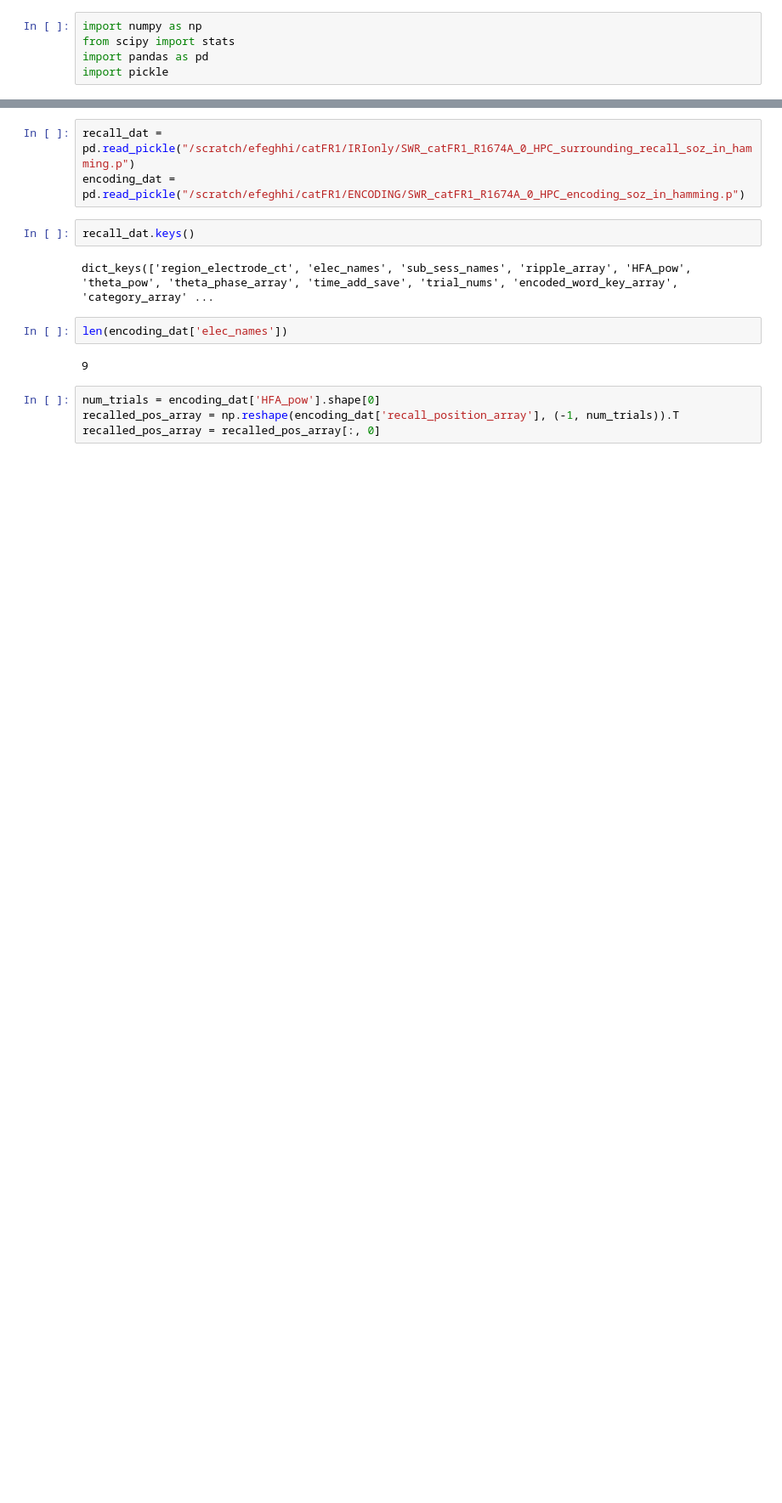
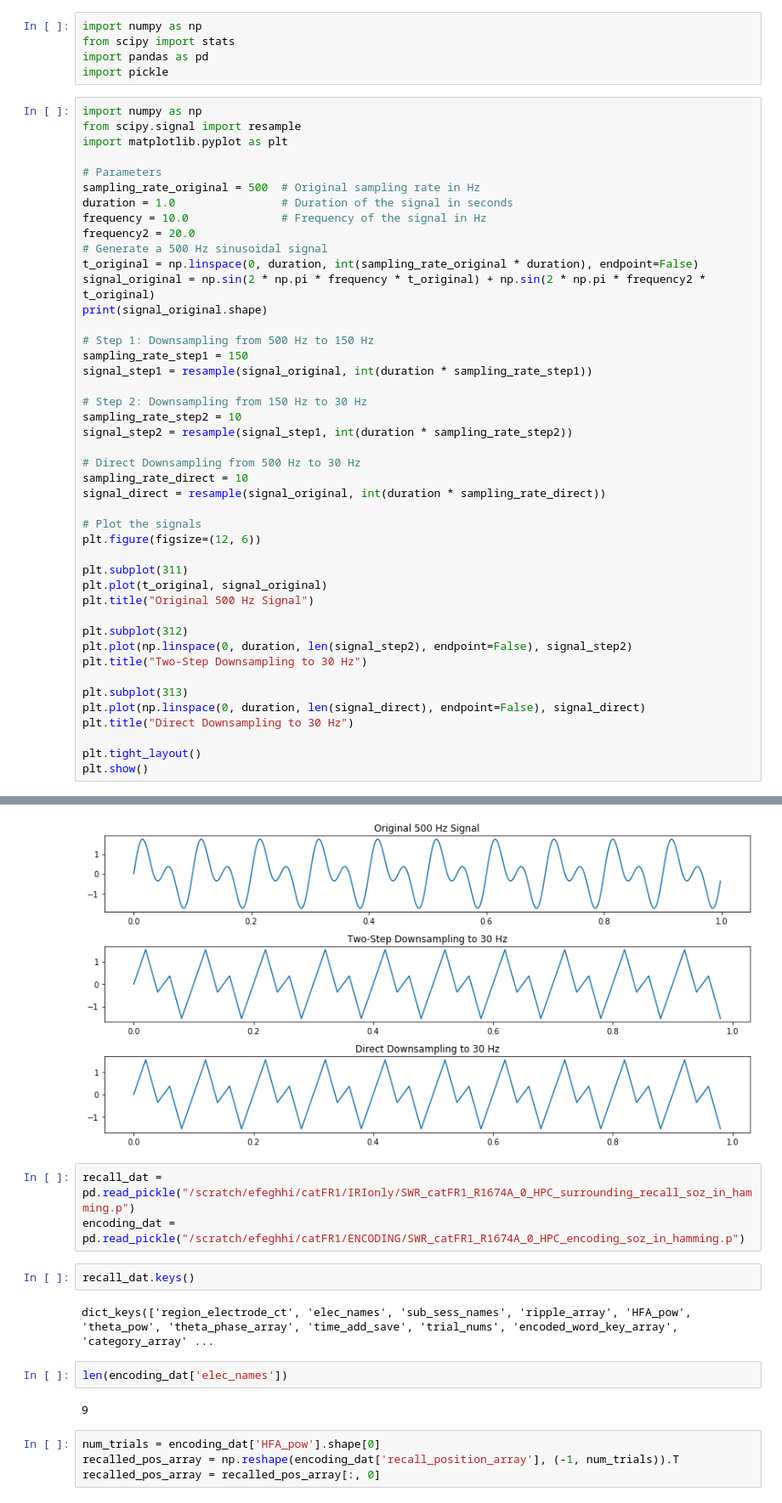
Before and after one commit to ebrahimfeghhi/ripple_memory, a Jupyter notebook: playground.ipynb, the cells around one changed output, grey strips where cells are left out. Shown: that part at 85% size. Saved outputs shown, nothing was run; the diff lists cells and outputs as text; blank space fills up the shorter version.

```diff
--- a/playground.ipynb
+++ b/playground.ipynb
@@ -3,3 +3,48 @@ import numpy as np
 from scipy import stats
 import pandas as pd
 import pickle
+# %%
+import numpy as np
+from scipy.signal import resample
+import matplotlib.pyplot as plt
+
+# Parameters
+sampling_rate_original = 500  # Original sampling rate in Hz
+duration = 1.0                # Duration of the signal in seconds
+frequency = 10.0              # Frequency of the signal in Hz
+frequency2 = 20.0
+# Generate a 500 Hz sinusoidal signal
+t_original = np.linspace(0, duration, int(sampling_rate_original * duration), endpoint=False)
+signal_original = np.sin(2 * np.pi * frequency * t_original) + np.sin(2 * np.pi * frequency2 * t_original)
+print(signal_original.shape)
+
+# Step 1: Downsampling from 500 Hz to 150 Hz
+sampling_rate_step1 = 150
+signal_step1 = resample(signal_original, int(duration * sampling_rate_step1))
+
+# Step 2: Downsampling from 150 Hz to 30 Hz
+sampling_rate_step2 = 10
+signal_step2 = resample(signal_step1, int(duration * sampling_rate_step2))
+
+# Direct Downsampling from 500 Hz to 30 Hz
+sampling_rate_direct = 10
+signal_direct = resample(signal_original, int(duration * sampling_rate_direct))
+
+# Plot the signals
+plt.figure(figsize=(12, 6))
+
+plt.subplot(311)
+plt.plot(t_original, signal_original)
+plt.title("Original 500 Hz Signal")
+
+plt.subplot(312)
+plt.plot(np.linspace(0, duration, len(signal_step2), endpoint=False), signal_step2)
+plt.title("Two-Step Downsampling to 30 Hz")
+
+plt.subplot(313)
+plt.plot(np.linspace(0, duration, len(signal_direct), endpoint=False), signal_direct)
+plt.title("Direct Downsampling to 30 Hz")
+
+plt.tight_layout()
+plt.show()
+# %% [output]
@@ -6,3 +52,4 @@ import pickle
+[figure, added]
 # %%
 recall_dat = pd.read_pickle("/scratch/efeghhi/catFR1/IRIonly/SWR_catFR1_R1674A_0_HPC_surrounding_recall_soz_in_hamming.p")
 encoding_dat = pd.read_pickle("/scratch/efeghhi/catFR1/ENCODING/SWR_catFR1_R1674A_0_HPC_encoding_soz_in_hamming.p")
```
Also changed, not shown: parts of 1 cell of this notebook, 48 other files.
